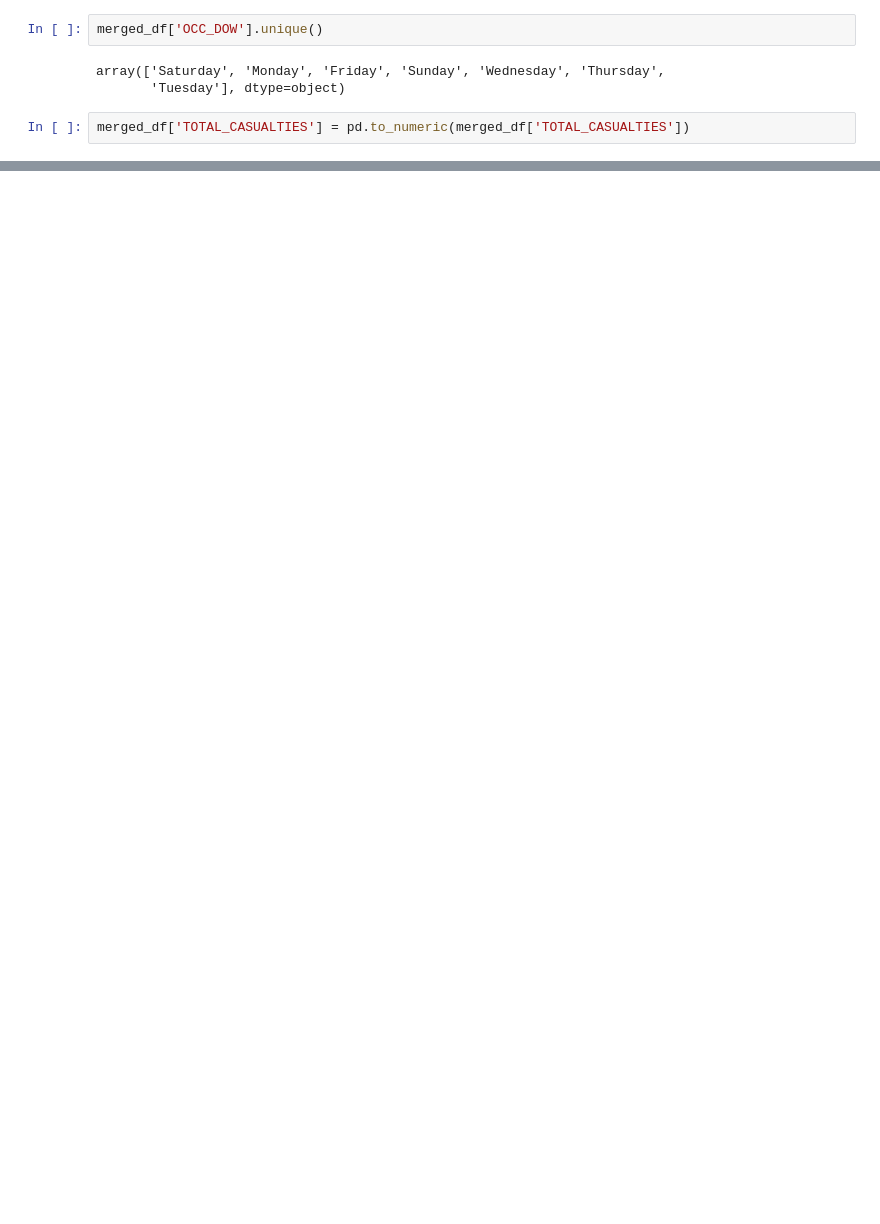
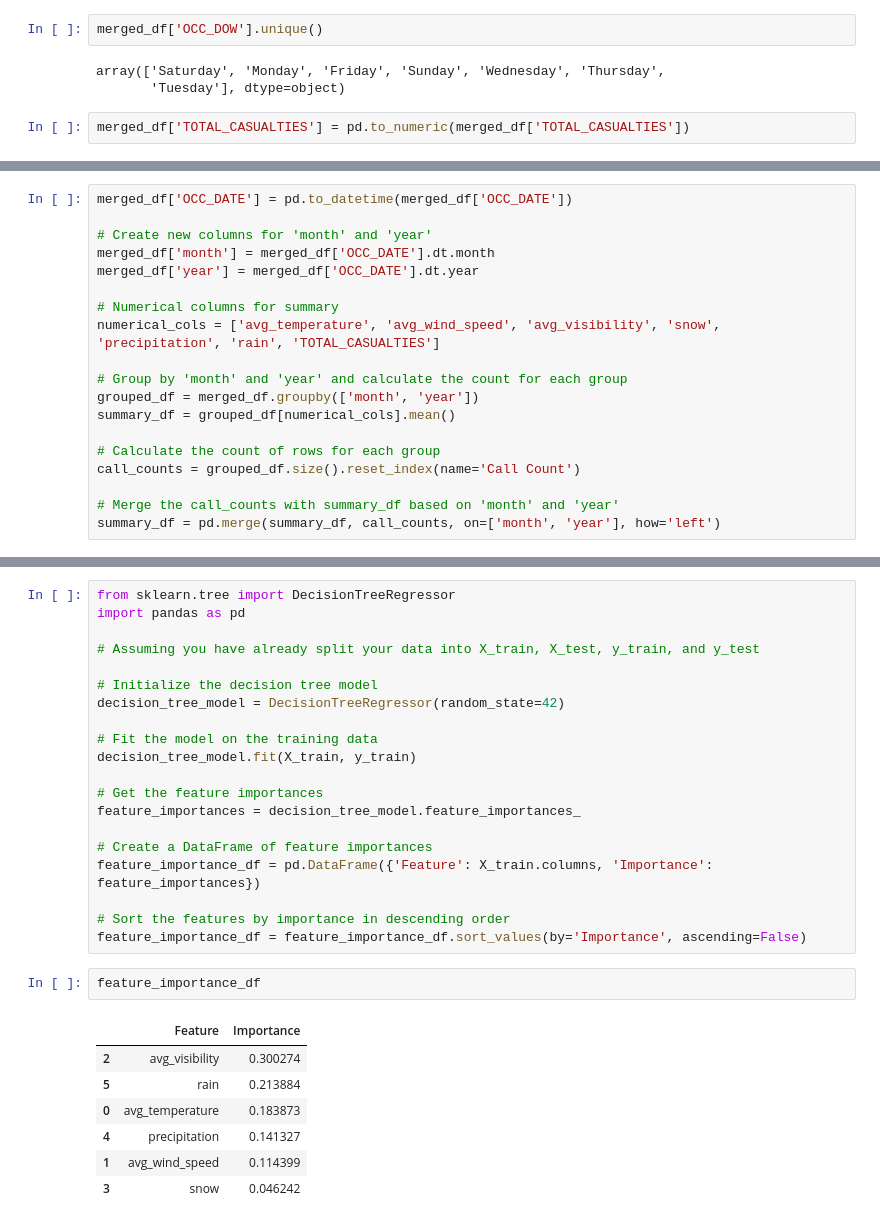
Before and after one commit to arshiaarora10/DatascienceAA, a Jupyter notebook: Class1/MMAI Group.ipynb, the cells around one changed output, grey strips where cells are left out. Drawn from its saved outputs; the diff is of its cells as text; blank space fills up the shorter version.

```diff
--- a/Class1/MMAI Group.ipynb
+++ b/Class1/MMAI Group.ipynb
@@ -246,3 +246,22 @@ Covariance Type:            nonrobust
 
 Notes:
 [1] Standard Errors assume that the covariance matrix of the errors is correctly specified.
+# %%
+merged_df['OCC_DATE'] = pd.to_datetime(merged_df['OCC_DATE'])
+
+# Create new columns for 'month' and 'year'
+merged_df['month'] = merged_df['OCC_DATE'].dt.month
+merged_df['year'] = merged_df['OCC_DATE'].dt.year
+
+# Numerical columns for summary
+numerical_cols = ['avg_temperature', 'avg_wind_speed', 'avg_visibility', 'snow', 'precipitation', 'rain', 'TOTAL_CASUALTIES']
+
+# Group by 'month' and 'year' and calculate the count for each group
+grouped_df = merged_df.groupby(['month', 'year'])
+summary_df = grouped_df[numerical_cols].mean()
+
+# Calculate the count of rows for each group
+call_counts = grouped_df.size().reset_index(name='Call Count')
+
+# Merge the call_counts with summary_df based on 'month' and 'year'
+summary_df = pd.merge(summary_df, call_counts, on=['month', 'year'], how='left')
@@ -248,0 +580,30 @@ Notes:
+# %%
+from sklearn.tree import DecisionTreeRegressor
+import pandas as pd
+
+# Assuming you have already split your data into X_train, X_test, y_train, and y_test
+
+# Initialize the decision tree model
+decision_tree_model = DecisionTreeRegressor(random_state=42)
+
+# Fit the model on the training data
+decision_tree_model.fit(X_train, y_train)
+
+# Get the feature importances
+feature_importances = decision_tree_model.feature_importances_
+
+# Create a DataFrame of feature importances
+feature_importance_df = pd.DataFrame({'Feature': X_train.columns, 'Importance': feature_importances})
+
+# Sort the features by importance in descending order
+feature_importance_df = feature_importance_df.sort_values(by='Importance', ascending=False)
+# %%
+feature_importance_df
+# %% [output]
+|  | Feature | Importance |
+| 2 | avg_visibility | 0.300274 |
+| 5 | rain | 0.213884 |
+| 0 | avg_temperature | 0.183873 |
+| 4 | precipitation | 0.141327 |
+| 1 | avg_wind_speed | 0.114399 |
+| 3 | snow | 0.046242 |
```
Also changed, not shown: parts of 18 cells of this notebook.
